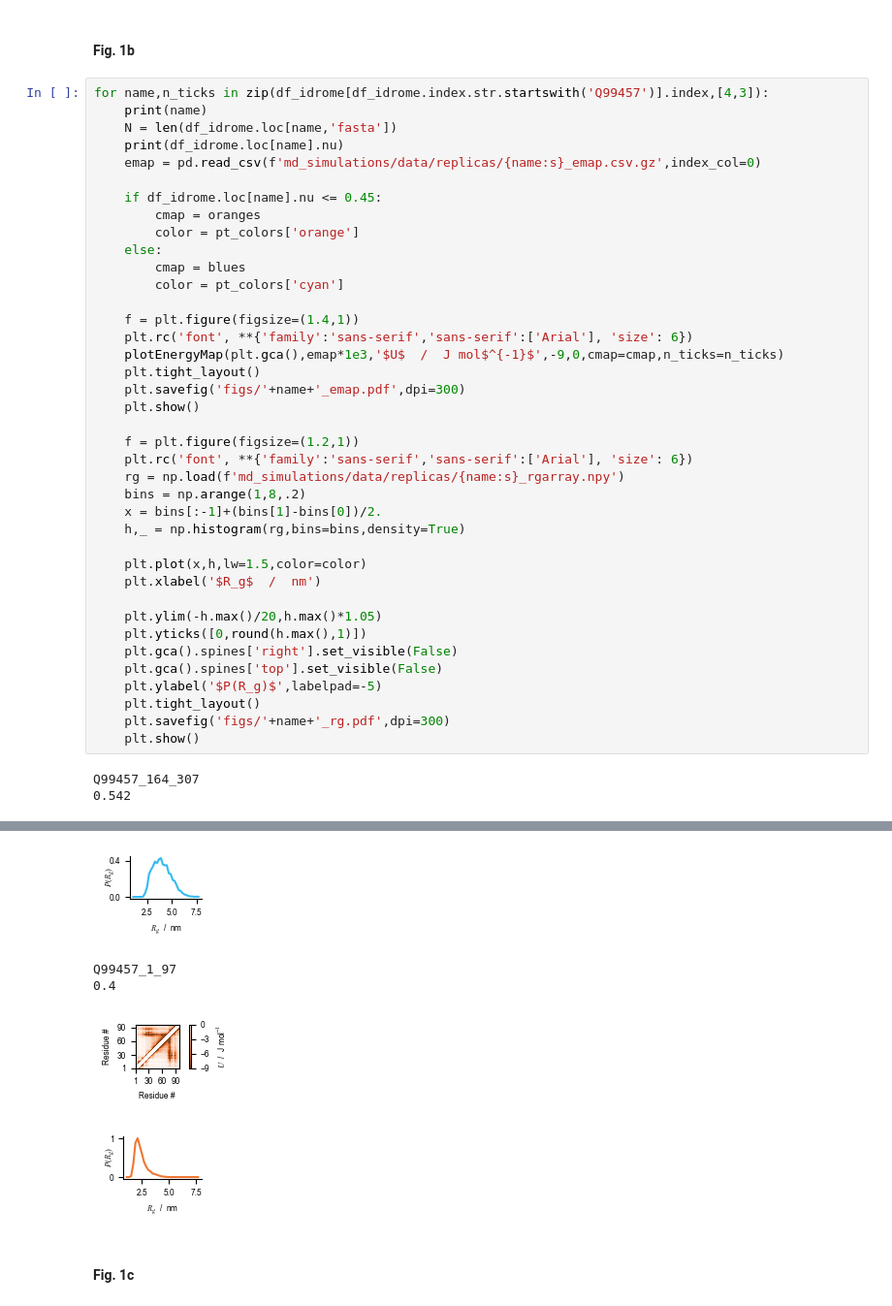
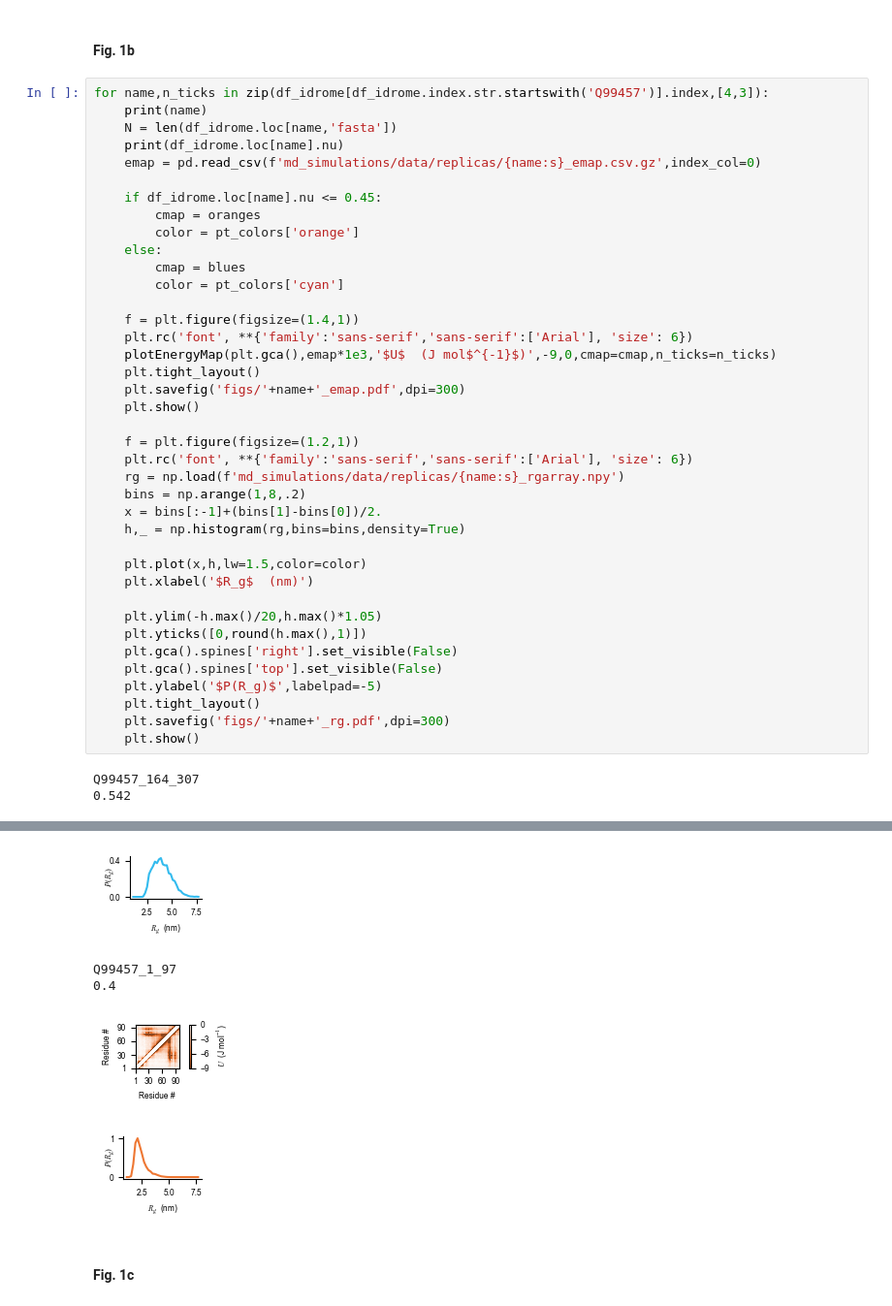
Before and after one commit to KULL-Centre/_2023_Tesei_IDRome, a Jupyter notebook: seq_conf_prop.ipynb, the cells around one changed output, grey strips where cells are left out. Shown at 97% size. Drawn from its saved outputs; the diff is of its cells as text.

```diff
--- a/seq_conf_prop.ipynb
+++ b/seq_conf_prop.ipynb
@@ -139,7 +144,7 @@ for name,n_ticks in zip(df_idrome[df_idrome.index.str.startswith('Q99457')].inde
 
     f = plt.figure(figsize=(1.4,1))
     plt.rc('font', **{'family':'sans-serif','sans-serif':['Arial'], 'size': 6})
-    plotEnergyMap(plt.gca(),emap*1e3,'$U$  /  J mol$^{-1}$',-9,0,cmap=cmap,n_ticks=n_ticks)
+    plotEnergyMap(plt.gca(),emap*1e3,'$U$  (J mol$^{-1}$)',-9,0,cmap=cmap,n_ticks=n_ticks)
     plt.tight_layout()
     plt.savefig('figs/'+name+'_emap.pdf',dpi=300)
     plt.show()
@@ -152,7 +157,7 @@ for name,n_ticks in zip(df_idrome[df_idrome.index.str.startswith('Q99457')].inde
     h,_ = np.histogram(rg,bins=bins,density=True)
 
     plt.plot(x,h,lw=1.5,color=color)
-    plt.xlabel('$R_g$  /  nm')
+    plt.xlabel('$R_g$  (nm)')
 
     plt.ylim(-h.max()/20,h.max()*1.05)
     plt.yticks([0,round(h.max(),1)])
@@ -169,7 +174,7 @@ Q99457_164_307
 [figure]
 Q99457_1_97
 0.4
-[figure, old version]
+[figure, new version]
 [figure]
 # %% [markdown]
 #### Fig. 1c
```
Also changed, not shown: parts of 7 cells of this notebook, 7 other files.
